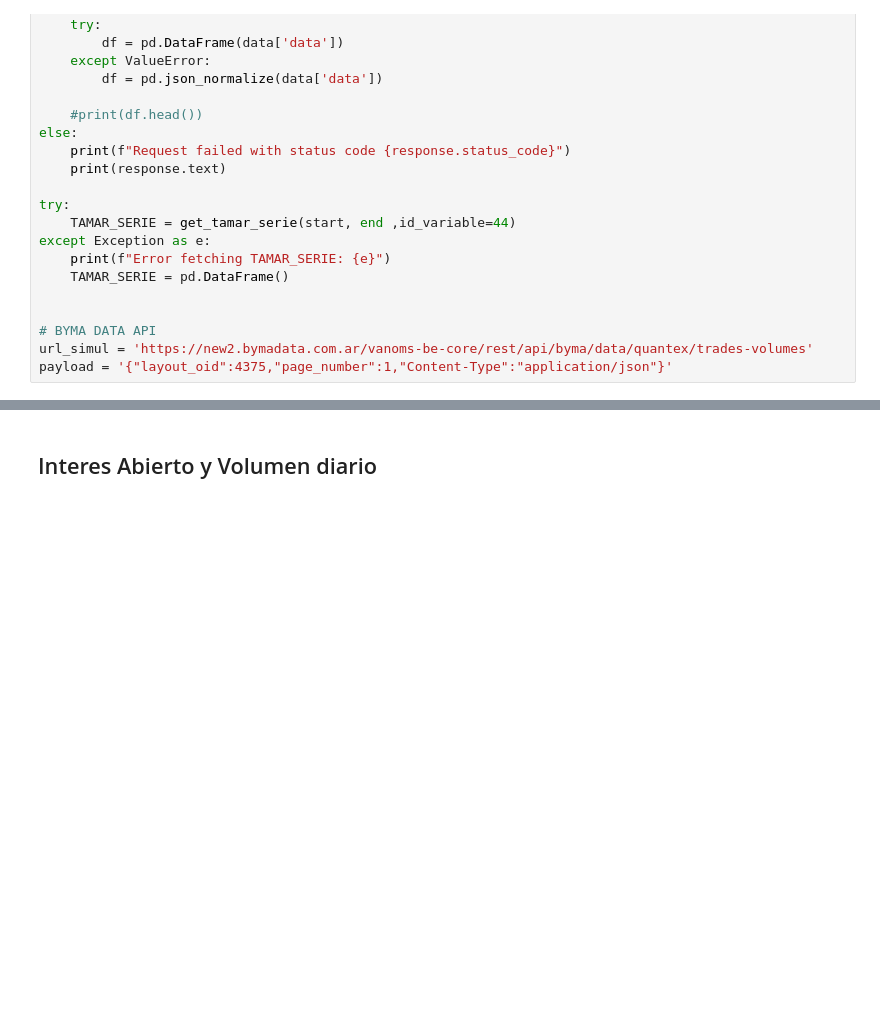
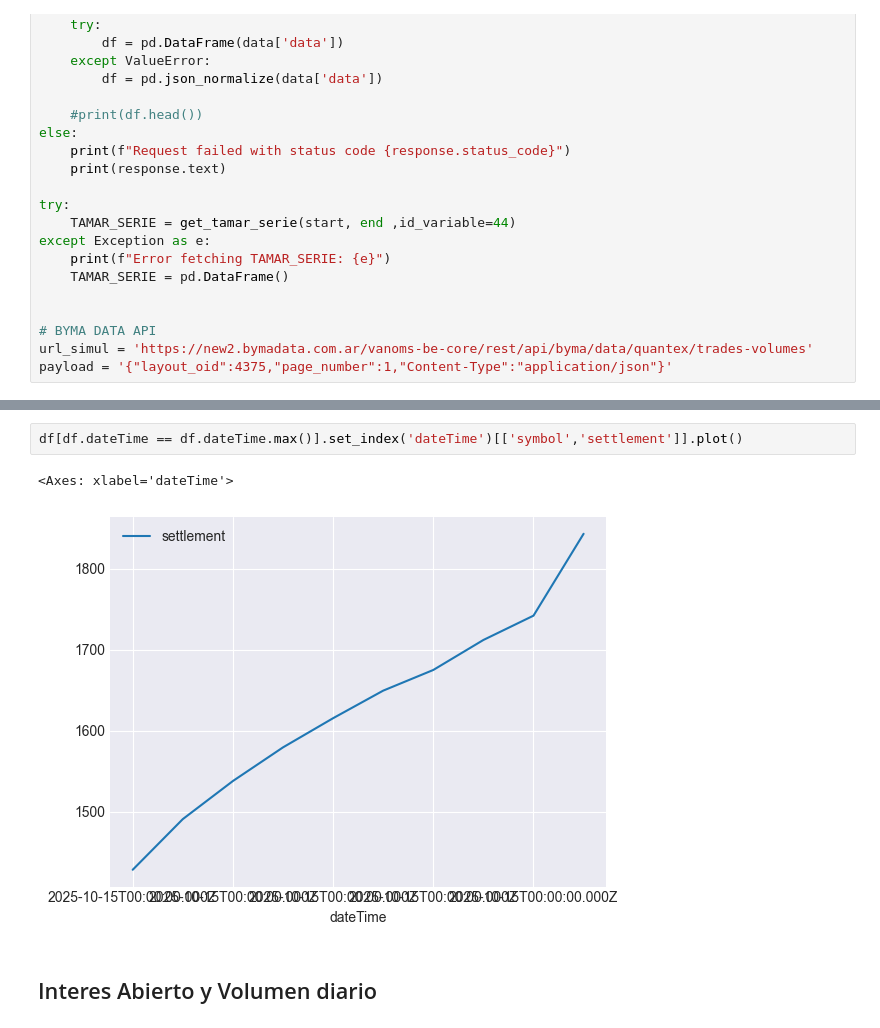
Before and after one commit to jdtluis/Reporte-Futuros_Tasas, a Jupyter notebook: cem_api.ipynb, the cells around one changed output, grey strips where cells are left out. Saved outputs shown, nothing was run; the diff lists cells and outputs as text; blank space fills up the shorter version.

```diff
--- a/cem_api.ipynb
+++ b/cem_api.ipynb
@@ -231,3 +263,8 @@ plot_tamar_serie(TAMAR_SERIE)
+# %%
+df[df.dateTime == df.dateTime.max()].set_index('dateTime')[['symbol','settlement']].plot()
+# %% [output]
+<Axes: xlabel='dateTime'>
+[figure, added]
 # %% [markdown]
 ## Interes Abierto y Volumen diario
 # %%
```
Also changed, not shown: parts of 5 cells of this notebook, 1 other file.
